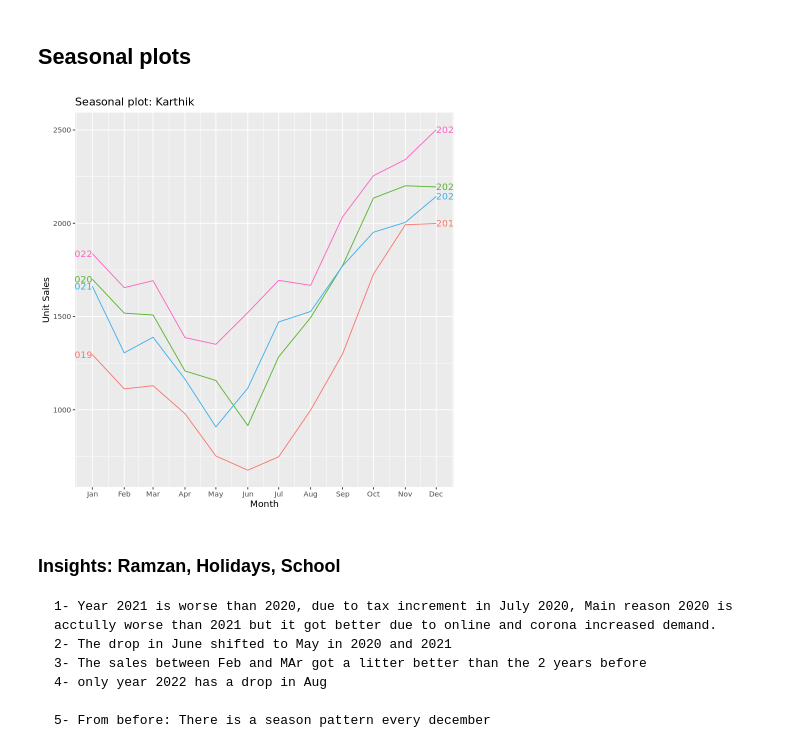
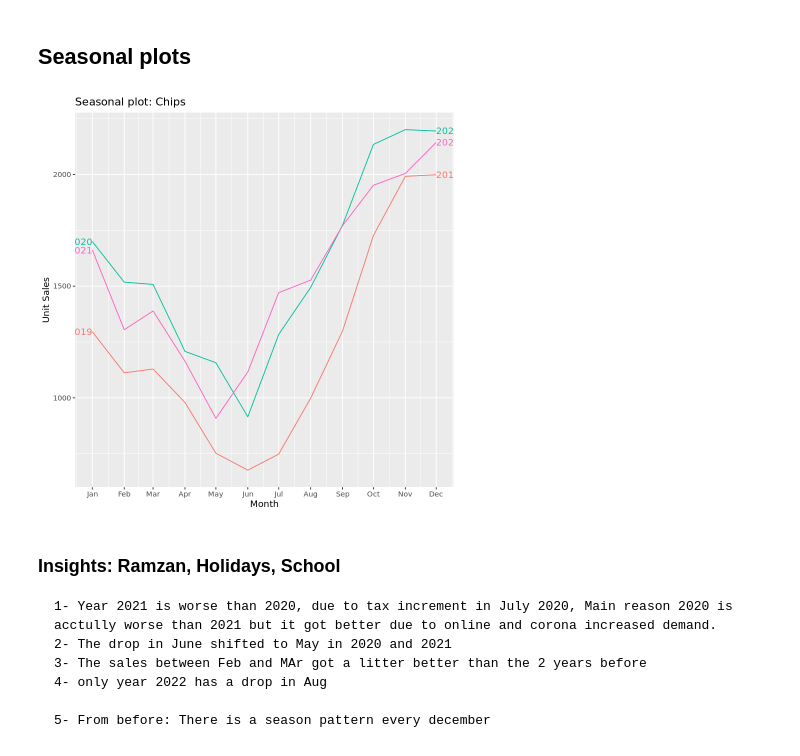
Before and after one commit to Ibrahim-Khayat/-IE499, a Jupyter notebook: index.ipynb, the cells around one changed output. Cells and saved outputs as stored; diff of their text form; code cells hidden in the pictures.

```diff
--- a/index.ipynb
+++ b/index.ipynb
@@ -59,7 +59,7 @@ A fbl_ts: 24 × 6
 [figure]
 # %%
 #Load Data
-Karthik <- tibble(
+Chips <- tibble(
   Month = c("2019 Jan","2019 Feb","2019 Mar","2019 Apr","2019 May","2019 Jun","2019 Jul","2019 Aug","2019 Sep","2019 Oct","2019 Nov","2019 Dec","2020 Jan","2020 Feb","2020 Mar","2020 Apr","2020 May","2020 Jun","2020 Jul","2020 Aug","2020 Sep","2020 Oct","2020 Nov","2020 Dec","2021 Jan","2021 Feb","2021 Mar","2021 Apr","2021 May","2021 Jun","2021 Jul","2021 Aug","2021 Sep","2021 Oct","2021 Nov","2021 Dec","2022 Jan","2022 Feb","2022 Mar","2022 Apr","2022 May","2022 Jun","2022 Jul","2022 Aug","2022 Sep","2022 Oct","2022 Nov","2022 Dec"),
   Observation = c(1296,1112,1129,979,752,676,748,998,1299,1727,1992,1999,1700,1518,1508,1208,1157,915,1284,1494,1773,2135,2201,2195,1662,1305,1389,1164,908,1116,1471,1527,1771,1952,2005,2144,1837,1655,1692,1387,1351,1521,1694,1667,2034,2255,2342,2502)
 )
@@ -78,7 +78,7 @@ A tibble: 6 × 2
 # %%
 #This can be converted to a tsibble object using the following code:
 
-Karthik <- Karthik |>
+Chips <- Chips |>
   mutate(Month = yearmonth(Month)) |>
   as_tsibble(index = Month)
 # %%
@@ -95,0 +98,3 @@ A tbl_ts: 6 × 2
+# %%
+Chips_train <- Chips %>%
+  filter(Month >= yearmonth("2019-01") & Month <= yearmonth("2021-12"))
@@ -108,12 +126,12 @@ autoplot(Karthik, Observation)+
 # %% [markdown]
 ## Seasonal plots
 # %%
-Karthik |>
+Chips_train |>
   gg_season(Observation, labels = "both") +
   labs(y = "Unit Sales",
-       title = "Seasonal plot: Karthik")
+       title = "Seasonal plot: Chips")
 # %% [output]
-[figure, old version]
+[figure, new version]
 # %% [markdown]
 ### Insights: Ramzan, Holidays, School
     1- Year 2021 is worse than 2020, due to tax increment in July 2020, Main reason 2020 is acctully worse than 2021 but it got better due to online and corona increased demand.
```
Also changed, not shown: parts of 10 cells of this notebook.
